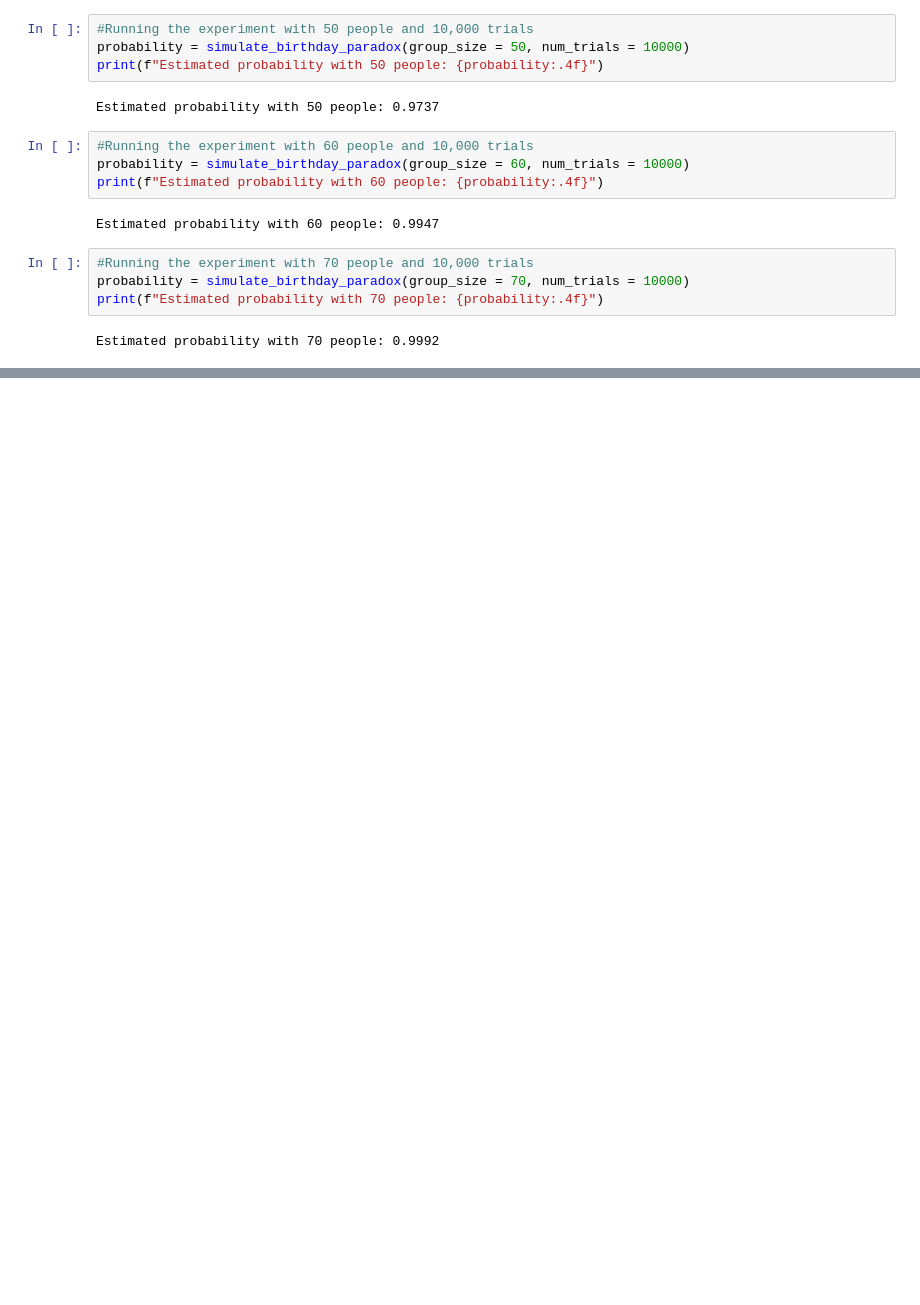
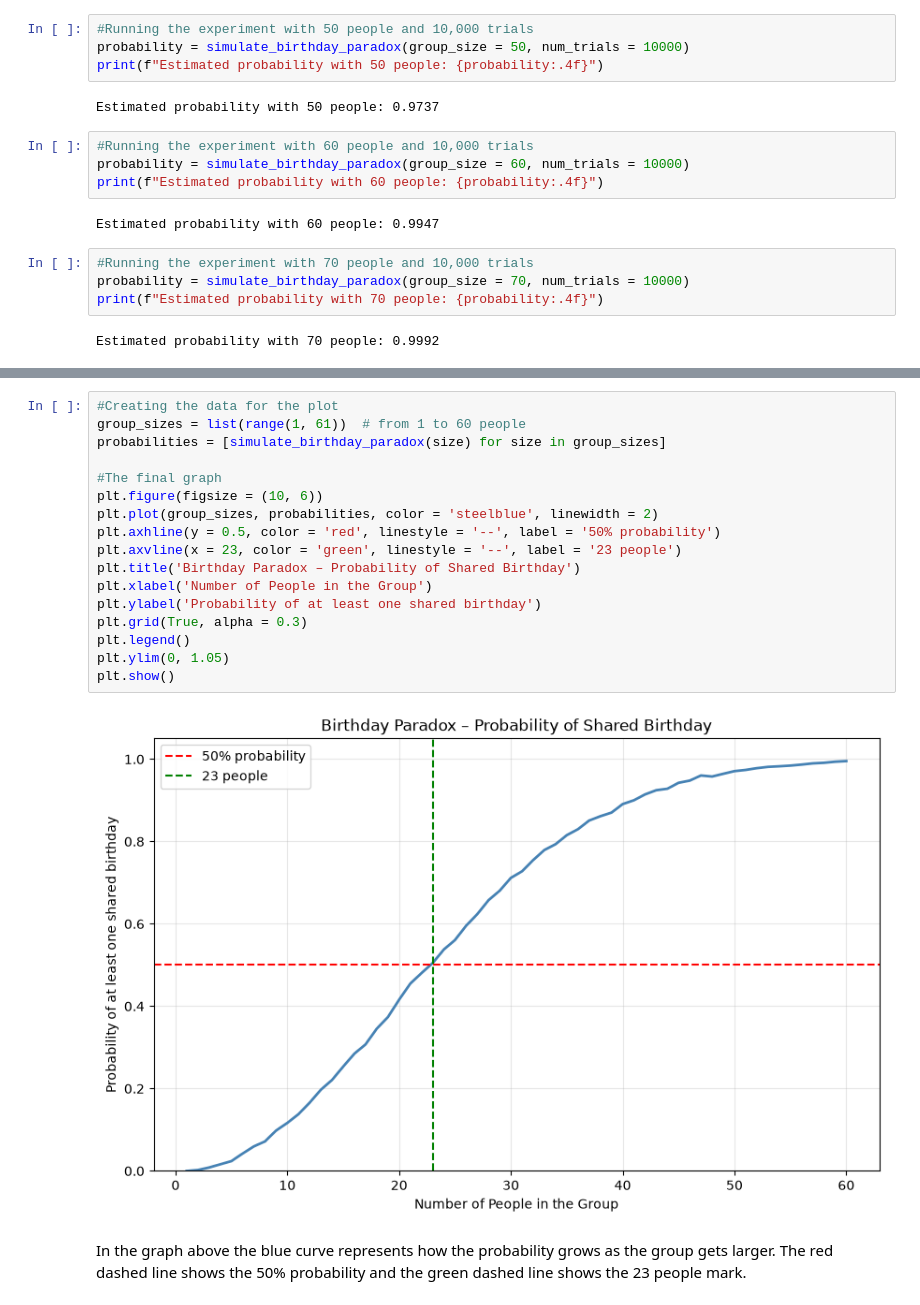
Before and after one commit to realEmilG/Birthday-Paradox-Hash-Collisions-Updated-Project, a Jupyter notebook: course_project_updated_version.ipynb, the cells around one changed output, grey strips where cells are left out. Drawn from its saved outputs; the diff is of its cells as text; blank space fills up the shorter version.

Commit message:
Reviewing the results after running the Python simulations related to the birthday paradox.

```diff
--- a/course_project_updated_version.ipynb
+++ b/course_project_updated_version.ipynb
@@ -108,0 +112,21 @@ Estimated probability with 70 people: 0.9992
+# %%
+#Creating the data for the plot
+group_sizes = list(range(1, 61))  # from 1 to 60 people
+probabilities = [simulate_birthday_paradox(size) for size in group_sizes]
+
+#The final graph
+plt.figure(figsize = (10, 6))
+plt.plot(group_sizes, probabilities, color = 'steelblue', linewidth = 2)
+plt.axhline(y = 0.5, color = 'red', linestyle = '--', label = '50% probability')
+plt.axvline(x = 23, color = 'green', linestyle = '--', label = '23 people')
+plt.title('Birthday Paradox – Probability of Shared Birthday')
+plt.xlabel('Number of People in the Group')
+plt.ylabel('Probability of at least one shared birthday')
+plt.grid(True, alpha = 0.3)
+plt.legend()
+plt.ylim(0, 1.05)
+plt.show()
+# %% [output]
+[figure, added]
+# %% [markdown]
+In the graph above the blue curve represents how the probability grows as the group gets larger. The red dashed line shows the 50% probability and the green dashed line shows the 23 people mark.
```
Also changed, not shown: parts of 1 cell of this notebook.
